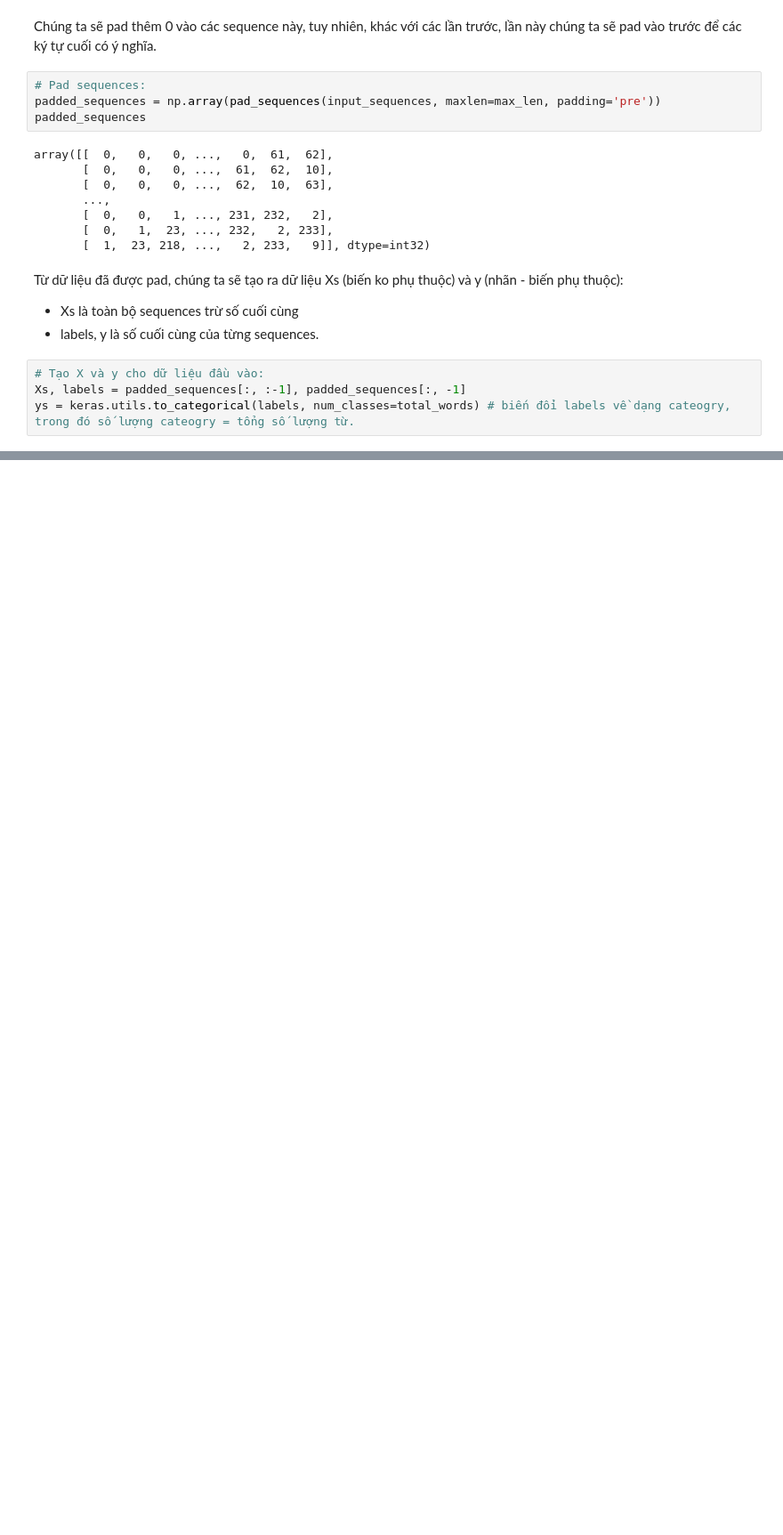
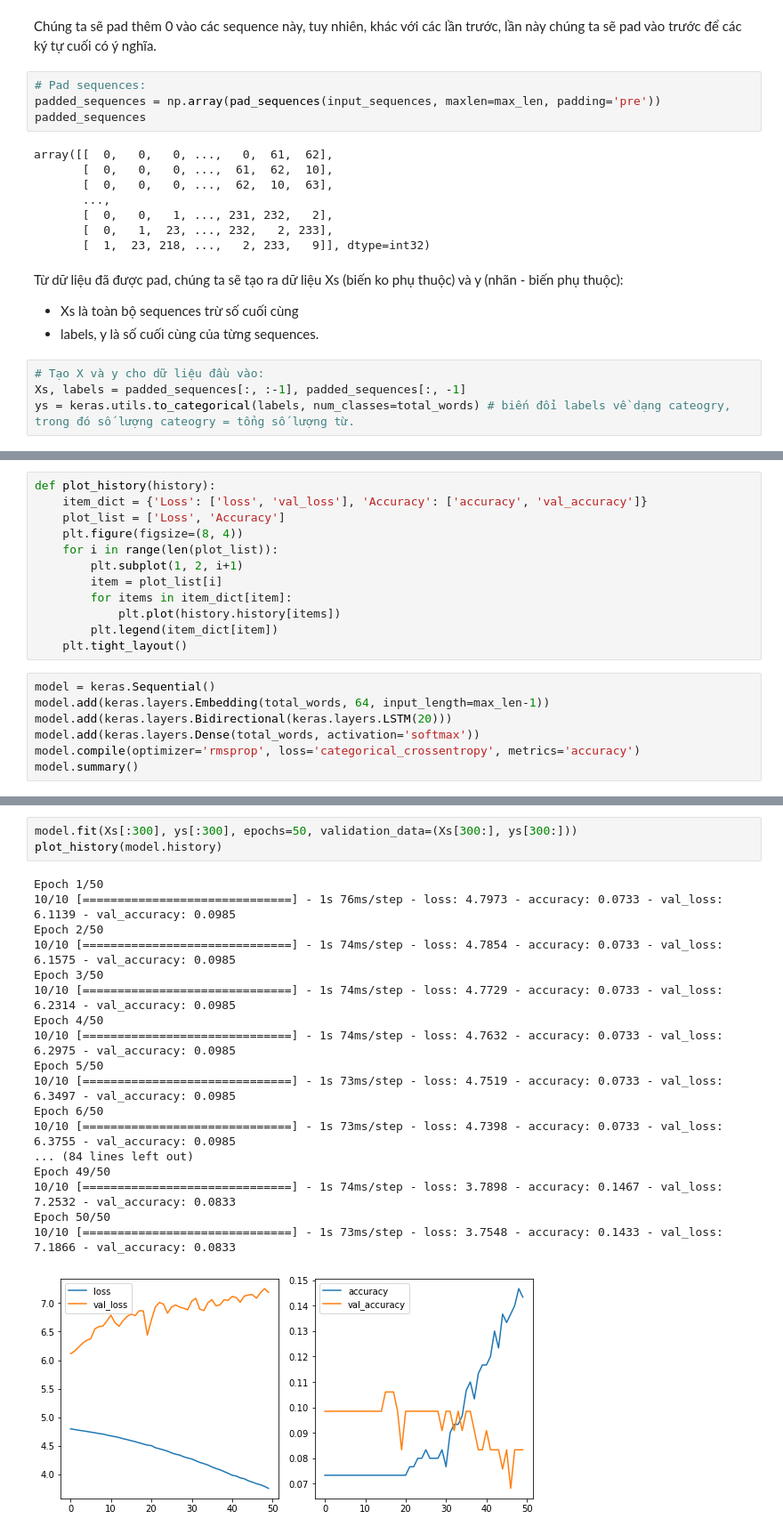
Before and after one commit to ddpham/TFExam, a Jupyter notebook: nbs/nlp/03_RNN_advanced.ipynb, the cells around one changed output, grey strips where cells are left out. Shown at 89% size. Saved outputs shown, nothing was run; the diff lists cells and outputs as text; blank space fills up the shorter version.

```diff
--- a/nbs/nlp/03_RNN_advanced.ipynb
+++ b/nbs/nlp/03_RNN_advanced.ipynb
@@ -110,0 +117,19 @@ ys = keras.utils.to_categorical(labels, num_classes=total_words) # biến đổi
+# %%
+def plot_history(history):
+    item_dict = {'Loss': ['loss', 'val_loss'], 'Accuracy': ['accuracy', 'val_accuracy']}
+    plot_list = ['Loss', 'Accuracy']
+    plt.figure(figsize=(8, 4))
+    for i in range(len(plot_list)):
+        plt.subplot(1, 2, i+1)
+        item = plot_list[i]
+        for items in item_dict[item]:
+            plt.plot(history.history[items])
+        plt.legend(item_dict[item])
+    plt.tight_layout()
+# %%
+model = keras.Sequential()
+model.add(keras.layers.Embedding(total_words, 64, input_length=max_len-1))
+model.add(keras.layers.Bidirectional(keras.layers.LSTM(20)))
+model.add(keras.layers.Dense(total_words, activation='softmax'))
+model.compile(optimizer='rmsprop', loss='categorical_crossentropy', metrics='accuracy')
+model.summary()
@@ -110,0 +155,22 @@ ys = keras.utils.to_categorical(labels, num_classes=total_words) # biến đổi
+# %%
+model.fit(Xs[:300], ys[:300], epochs=50, validation_data=(Xs[300:], ys[300:]))
+plot_history(model.history)
+# %% [output]
+Epoch 1/50
+10/10 [==============================] - 1s 76ms/step - loss: 4.7973 - accuracy: 0.0733 - val_loss: 6.1139 - val_accuracy: 0.0985
+Epoch 2/50
+10/10 [==============================] - 1s 74ms/step - loss: 4.7854 - accuracy: 0.0733 - val_loss: 6.1575 - val_accuracy: 0.0985
+Epoch 3/50
+10/10 [==============================] - 1s 74ms/step - loss: 4.7729 - accuracy: 0.0733 - val_loss: 6.2314 - val_accuracy: 0.0985
+Epoch 4/50
+10/10 [==============================] - 1s 74ms/step - loss: 4.7632 - accuracy: 0.0733 - val_loss: 6.2975 - val_accuracy: 0.0985
+Epoch 5/50
+10/10 [==============================] - 1s 73ms/step - loss: 4.7519 - accuracy: 0.0733 - val_loss: 6.3497 - val_accuracy: 0.0985
+Epoch 6/50
+10/10 [==============================] - 1s 73ms/step - loss: 4.7398 - accuracy: 0.0733 - val_loss: 6.3755 - val_accuracy: 0.0985
+... (84 lines left out)
+Epoch 49/50
+10/10 [==============================] - 1s 74ms/step - loss: 3.7898 - accuracy: 0.1467 - val_loss: 7.2532 - val_accuracy: 0.0833
+Epoch 50/50
+10/10 [==============================] - 1s 73ms/step - loss: 3.7548 - accuracy: 0.1433 - val_loss: 7.1866 - val_accuracy: 0.0833
+[figure, added]
```
Also changed, not shown: parts of 5 cells of this notebook.
